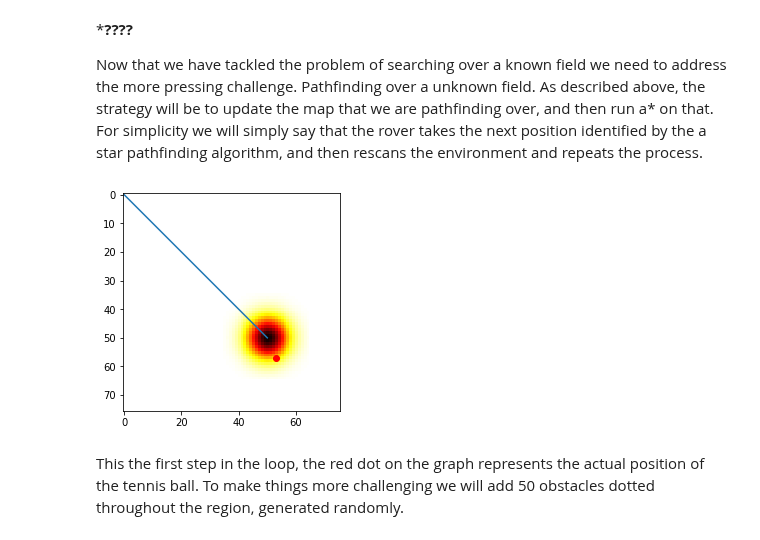
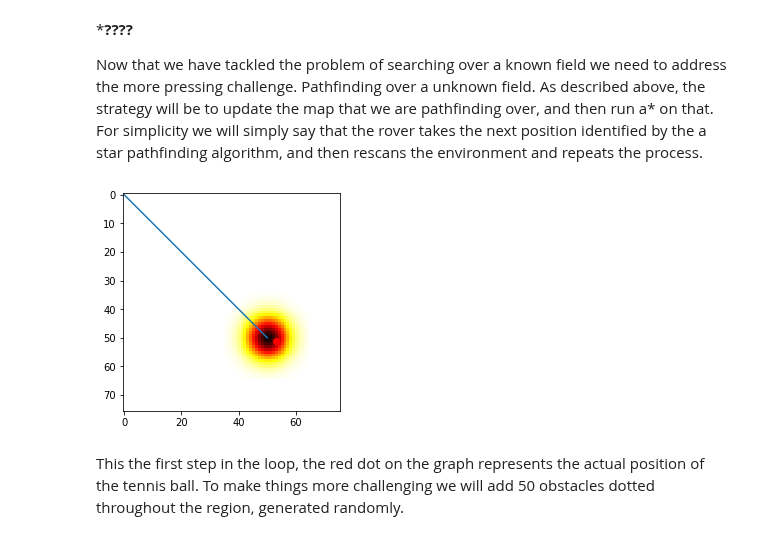
Before and after one commit to JmcRobbie/novaRoverDemos, a Jupyter notebook: Autonomous decision making demonstration.ipynb, the cells around one changed output. Saved outputs shown, nothing was run; the diff lists cells and outputs as text; code cells hidden in the pictures.

```diff
--- a/Autonomous decision making demonstration.ipynb
+++ b/Autonomous decision making demonstration.ipynb
@@ -261,22 +261,22 @@ plt.show()
 Now that we have tackled the problem of searching over a known field we need to address the more pressing challenge. Pathfinding over a unknown field. As described above, the strategy will be to update the map that we are pathfinding over, and then run a* on that. For simplicity we will simply say that the rover takes the next position identified by the a star pathfinding algorithm, and then rescans the environment and repeats the process.
 # %%
 rover_init_postion = (0,0)
-ball_location = (53,57) # The actual position of the ball.
+ball_location = (53,51) # The actual position of the ball.
 roverWorld = Initialise_tennis_ball_search()
 
 plt.imshow(roverWorld, cmap='hot', interpolation='nearest')
 min_index = np.argwhere(roverWorld == np.min(roverWorld))
 path_new = a_star(roverWorld,(0,0),(min_index[0][0],min_index[0][1]))
 x_pos = []
 y_pos = []
 for x in path_new:
     x_pos.append(x[0])
     y_pos.append(x[1])
 plt.plot(x_pos,y_pos)
 plt.plot(ball_location[0],ball_location[1],"ro")
 plt.show()
 # %% [output]
-[figure, old version]
+[figure, new version]
 # %% [markdown]
 This the first step in the loop, the red dot on the graph represents the actual position of the tennis ball. To make things more challenging we will add 50 obstacles dotted throughout the region, generated randomly.
 # %% [markdown]
```
Also changed, not shown: parts of 4 cells of this notebook.
